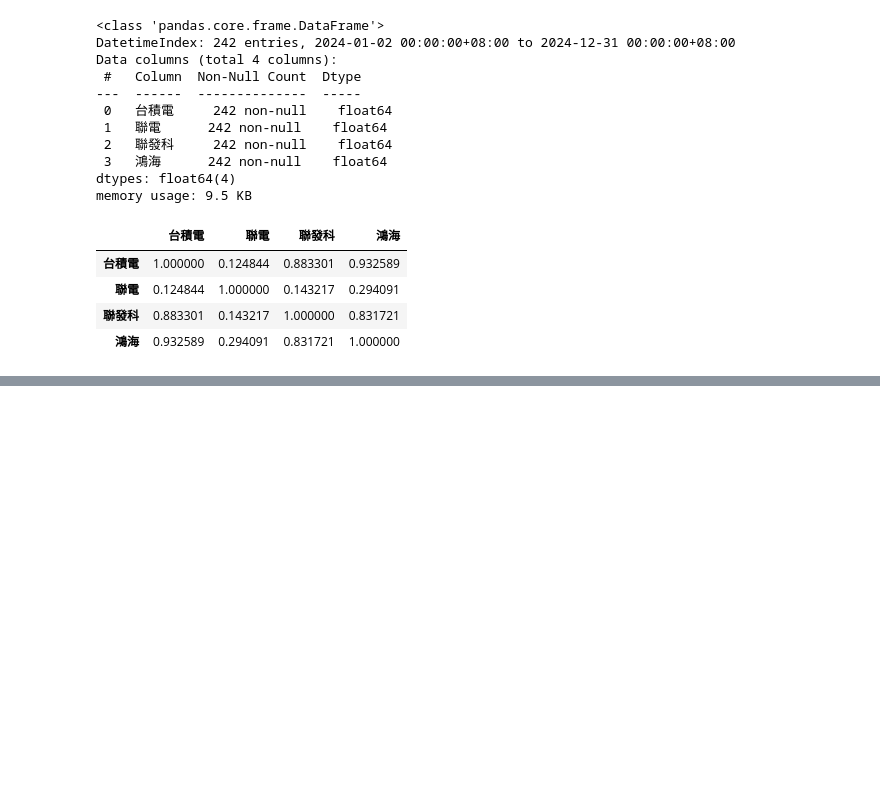
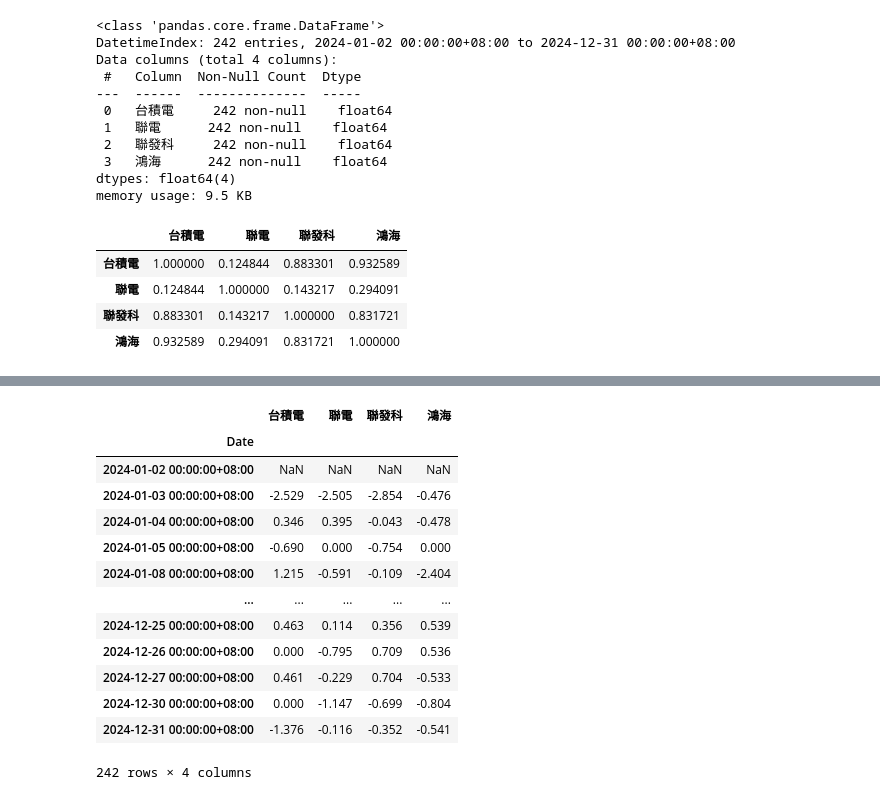
Before and after one commit to tereshiaa/python0630, a Jupyter notebook: lesson18/lesson18_2.ipynb, the cells around one changed output, grey strips where cells are left out. Drawn from its saved outputs; the diff is of its cells as text; code cells hidden in the pictures; blank space fills up the shorter version.

```diff
--- a/lesson18/lesson18_2.ipynb
+++ b/lesson18/lesson18_2.ipynb
@@ -165,0 +206,21 @@ plt.show()
+# %%
+#close_prices_df,要顯示每日的漲幅比例,例如漲3%,跌-3%,最多小數點後三位就好了
+#pct_change()
+daily_return_pct = close_prices_df.pct_change() * 100
+daily_return_pct = daily_return_pct.round(3)
+daily_return_pct
+# %% [output]
+|  | 台積電 | 聯電 | 聯發科 | 鴻海 |
+| Date |  |  |  |  |
+| 2024-01-02 00:00:00+08:00 | NaN | NaN | NaN | NaN |
+| 2024-01-03 00:00:00+08:00 | -2.529 | -2.505 | -2.854 | -0.476 |
+| 2024-01-04 00:00:00+08:00 | 0.346 | 0.395 | -0.043 | -0.478 |
+| 2024-01-05 00:00:00+08:00 | -0.690 | 0.000 | -0.754 | 0.000 |
+| 2024-01-08 00:00:00+08:00 | 1.215 | -0.591 | -0.109 | -2.404 |
+| ... | ... | ... | ... | ... |
+| 2024-12-25 00:00:00+08:00 | 0.463 | 0.114 | 0.356 | 0.539 |
+| 2024-12-26 00:00:00+08:00 | 0.000 | -0.795 | 0.709 | 0.536 |
+| 2024-12-27 00:00:00+08:00 | 0.461 | -0.229 | 0.704 | -0.533 |
+| 2024-12-30 00:00:00+08:00 | 0.000 | -1.147 | -0.699 | -0.804 |
+| 2024-12-31 00:00:00+08:00 | -1.376 | -0.116 | -0.352 | -0.541 |
+242 rows × 4 columns
```
Also changed, not shown: parts of 6 cells of this notebook.
